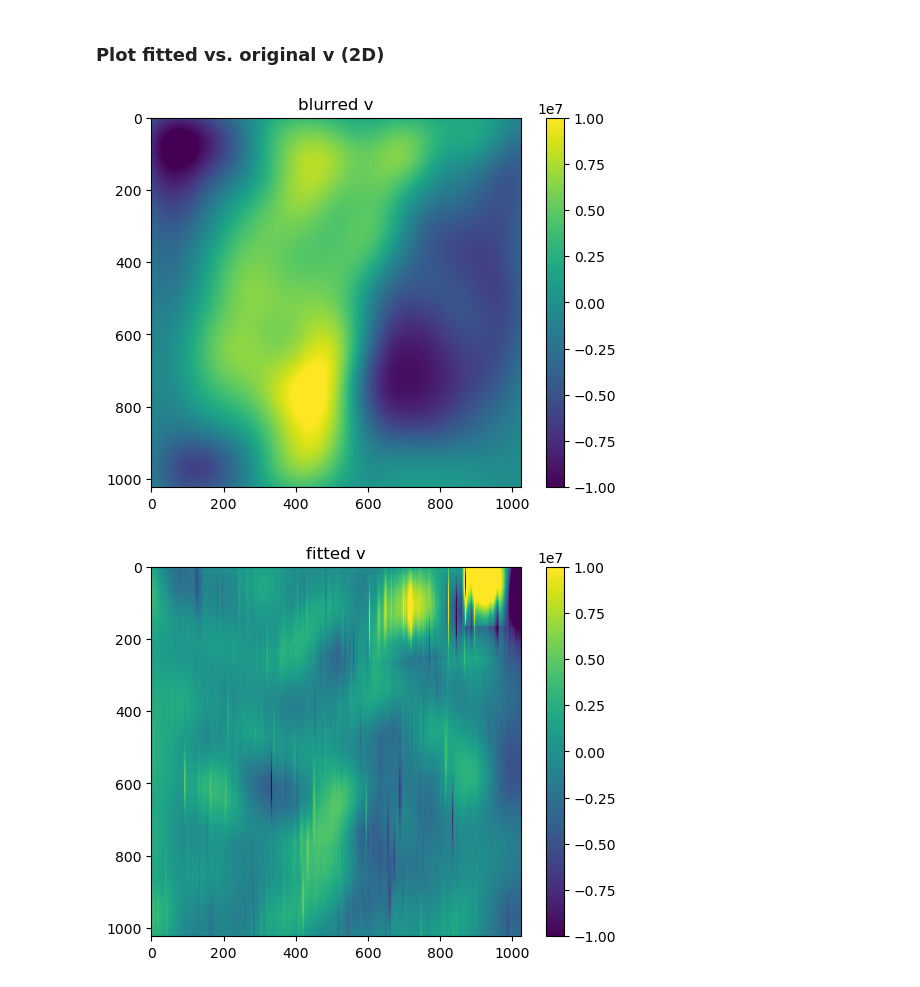
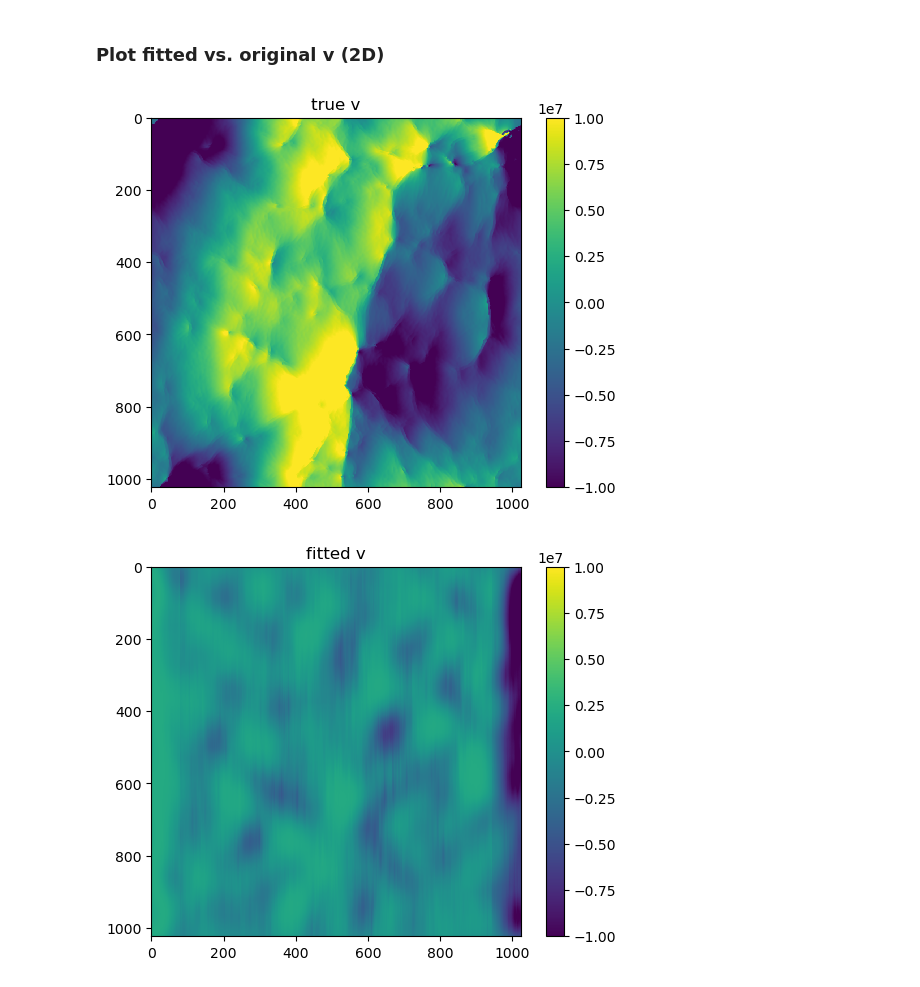
Before and after one commit to Jupiter1994/lya-tf, a Jupyter notebook: lya_fields/DM_to_bary_fitting.ipynb, the cells around one changed output. Drawn from its saved outputs; the diff is of its cells as text; code cells hidden in the pictures.

```diff
--- a/lya_fields/DM_to_bary_fitting.ipynb
+++ b/lya_fields/DM_to_bary_fitting.ipynb
@@ -123,11 +132,6 @@ print(np.percentile(rho_train, 90))
 # %%
-sigma = 60
+sigma = 40
 rho_train_smooth = tf.squeeze(gaussian_blur(rho_train, sigma*4, sigma))
-
-# plt.imshow(np.log(rho_train), vmin=-5, vmax=5)
-# plt.title("unsmoothed rho slice (log)")
-# plt.colorbar()
-# plt.show()
 
 plt.imshow(rho_train_smooth, vmin = 0, vmax = 3)
 plt.title("rho smoothed with gaussian_blur")
@@ -377,5 +381,5 @@ print("std of rho': " + str(np.std(rho_grad)))
 print("mean of v: " + str(np.mean(baryon_vel)))
 print("std of v: " + str(np.std(baryon_vel)))
 # %%
-guess = (3e8, -1e9) # initial guess
+guess = (6e8, 1e11) # initial guess
 # %%
@@ -432,26 +436,26 @@ result
 # %%
 a,b = result.x
 fitted_v = bary_model_v(a, b)
 #print(np.min(fitted_v))
 
 
-# plt.imshow(vel_train)
-# plt.title("true v")
+plt.imshow(vel_train, vmin=-1e7, vmax=1e7)
+plt.title("true v")
+plt.colorbar()
+plt.show()
+
+# vel_train = tf.cast(vel_train, 'float64')
+# blurred_vel = gaussian_blur(vel_train, sigma*4, sigma)
+# blurred_vel = tf.squeeze(blurred_vel)
+# plt.imshow(blurred_vel, vmin=-1e7, vmax=1e7)
+# plt.title("blurred v")
 # plt.colorbar()
 # plt.show()
-
-vel_train = tf.cast(vel_train, 'float64')
-blurred_vel = gaussian_blur(vel_train, sigma*4, sigma)
-blurred_vel = tf.squeeze(blurred_vel)
-plt.imshow(blurred_vel, vmin=-1e7, vmax=1e7)
-plt.title("blurred v")
-plt.colorbar()
-plt.show()
 
 plt.imshow(fitted_v, vmin=-1e7, vmax=1e7)
 plt.title("fitted v")
 plt.colorbar()
 plt.show()
 # %% [output]
-[figure, old version]
+[figure, new version]
-[figure, old version]
+[figure, new version]
```
Also changed, not shown: parts of 8 cells of this notebook.
